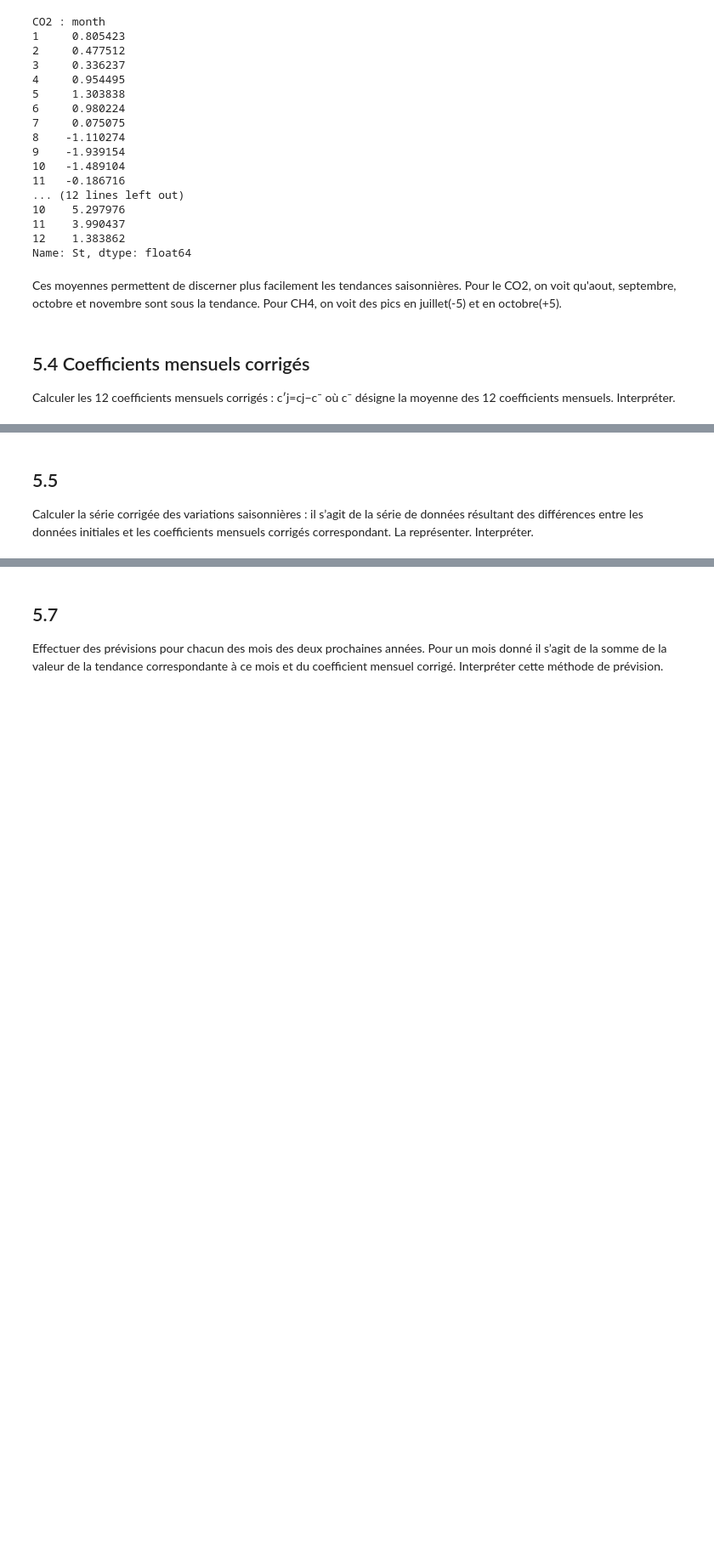
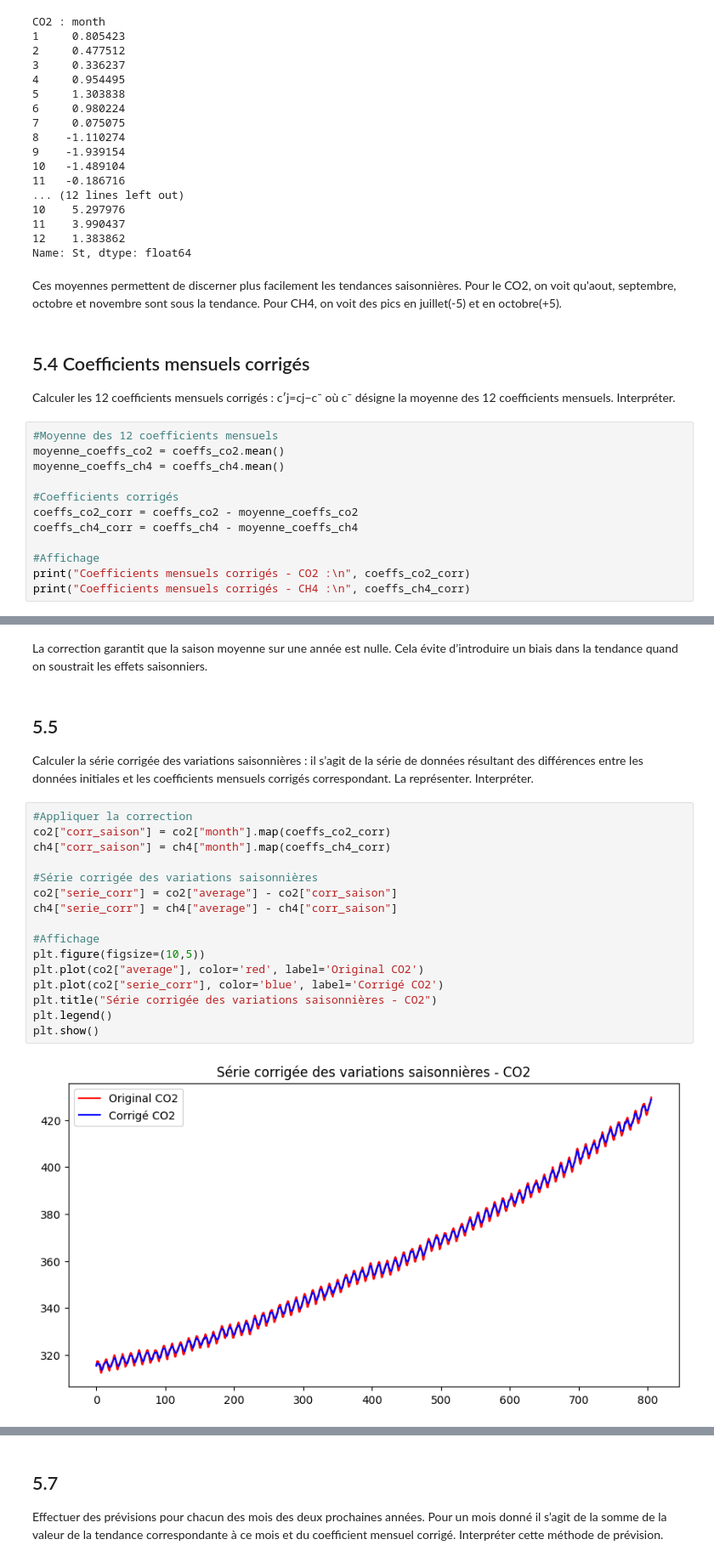
Before and after one commit to DiniBis/2STAT, a Jupyter notebook: main.ipynb, the cells around one changed output, grey strips where cells are left out. Shown at 85% size. Saved outputs shown, nothing was run; the diff lists cells and outputs as text; blank space fills up the shorter version.

```diff
--- a/main.ipynb
+++ b/main.ipynb
@@ -215,3 +215,15 @@ Pour CH4, on voit des pics en juillet(-5) et en octobre(+5).
 # %% [markdown]
 ## 5.4 Coefficients mensuels corrigés
 Calculer les 12 coefficients mensuels corrigés : c′j=cj−c¯ où c¯ désigne la moyenne des 12 coefficients mensuels. Interpréter.
+# %%
+#Moyenne des 12 coefficients mensuels
+moyenne_coeffs_co2 = coeffs_co2.mean()
+moyenne_coeffs_ch4 = coeffs_ch4.mean()
+
+#Coefficients corrigés
+coeffs_co2_corr = coeffs_co2 - moyenne_coeffs_co2
+coeffs_ch4_corr = coeffs_ch4 - moyenne_coeffs_ch4
+
+#Affichage
+print("Coefficients mensuels corrigés - CO2 :\n", coeffs_co2_corr)
+print("Coefficients mensuels corrigés - CH4 :\n", coeffs_ch4_corr)
@@ -218,3 +248,24 @@ Calculer les 12 coefficients mensuels corrigés : c′j=cj−c¯ où c¯ désign
+# %% [markdown]
+La correction garantit que la saison moyenne sur une année est nulle.
+Cela évite d’introduire un biais dans la tendance quand on soustrait les effets saisonniers.
 # %% [markdown]
 ## 5.5
 Calculer la série corrigée des variations saisonnières : il s’agit de la série de données résultant des différences entre les données initiales et les coefficients mensuels corrigés correspondant. La représenter. Interpréter.
+# %%
+#Appliquer la correction
+co2["corr_saison"] = co2["month"].map(coeffs_co2_corr)
+ch4["corr_saison"] = ch4["month"].map(coeffs_ch4_corr)
+
+#Série corrigée des variations saisonnières
+co2["serie_corr"] = co2["average"] - co2["corr_saison"]
+ch4["serie_corr"] = ch4["average"] - ch4["corr_saison"]
+
+#Affichage
+plt.figure(figsize=(10,5))
+plt.plot(co2["average"], color='red', label='Original CO2')
+plt.plot(co2["serie_corr"], color='blue', label='Corrigé CO2')
+plt.title("Série corrigée des variations saisonnières - CO2")
+plt.legend()
+plt.show()
+# %% [output]
+[figure, added]
```
Also changed, not shown: parts of 11 cells of this notebook.
